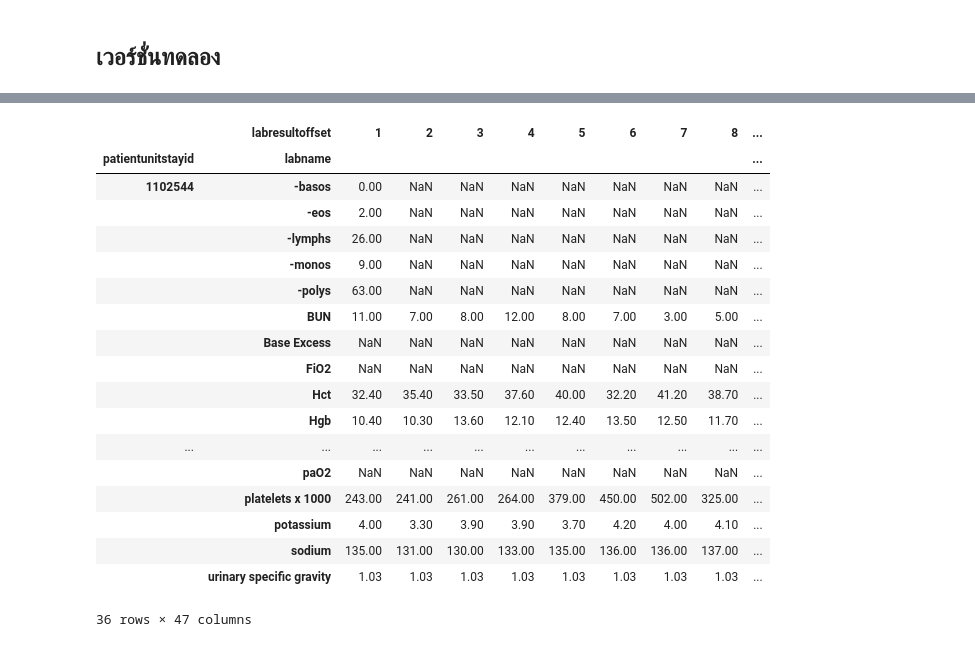
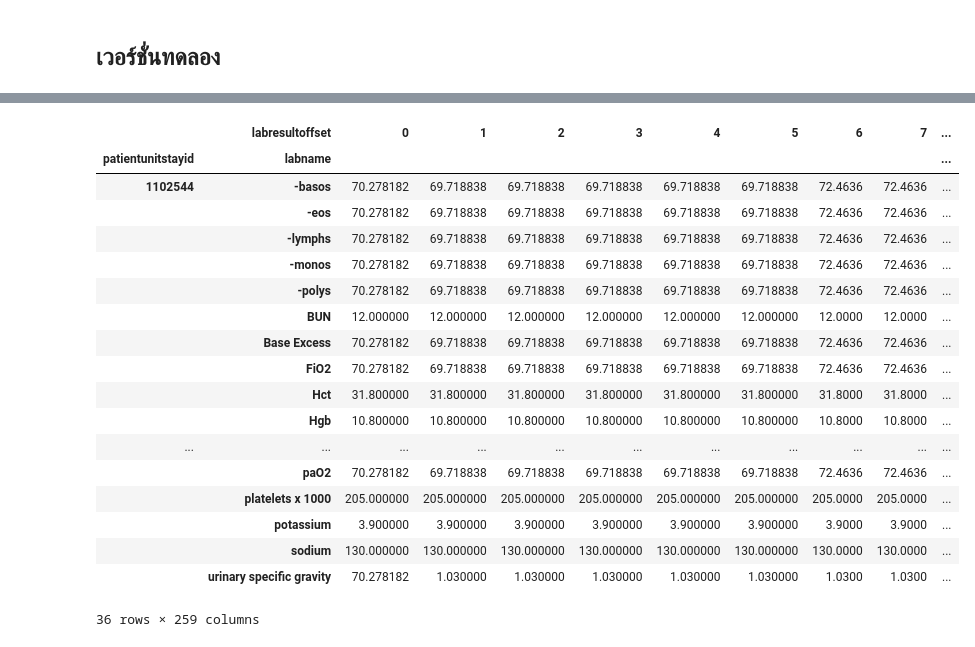
Before and after one commit to Tonry12/Data_joyx2, a Jupyter notebook: Sepsis_eICU_DATA.ipynb, the cells around one changed output, grey strips where cells are left out. Saved outputs shown, nothing was run; the diff lists cells and outputs as text; code cells hidden in the pictures.

```diff
--- a/Sepsis_eICU_DATA.ipynb
+++ b/Sepsis_eICU_DATA.ipynb
@@ -782 +788,3 @@ paid_1102544
+# %%
+pivoted_non = aligned_data.pivot(index=['patientunitstayid', 'labname'], columns='labresultoffset', values='labresult')
 # %%
@@ -846,6 +818,6 @@ def conditional_fill(df):
     return df
 
 # Apply the conditional forward-fill and mean fill
-pivoted_paid_1102544_filled = conditional_fill(pivoted_paid_1102544)
+pivoted_non_filled = conditional_fill(pivoted_non)
 # %%
-pivoted_paid_1102544_filled.fillna(pivoted_paid_1102544_filled.mean(axis=0))
+pivoted_non_filled = pivoted_non_filled.fillna(pivoted_non_filled.mean(axis=0))
@@ -872,24 +824,24 @@ pivoted_paid_1102544_filled.fillna(pivoted_paid_1102544_filled.mean(axis=0))
 # %%
-pivoted_paid_1102544_filled['sepsis'] = 1
+pivoted_non_filled['sepsis'] = 1
-# %%
-pivoted_paid_1102544_filled
-# %% [output]
-|  | labresultoffset | 1 | 2 | 3 | 4 | 5 | 6 | 7 | 8 | ... |
-| patientunitstayid | labname |  |  |  |  |  |  |  |  | ... |
-| 1102544 | -basos | 0.00 | NaN | NaN | NaN | NaN | NaN | NaN | NaN | ... |
-|  | -eos | 2.00 | NaN | NaN | NaN | NaN | NaN | NaN | NaN | ... |
-|  | -lymphs | 26.00 | NaN | NaN | NaN | NaN | NaN | NaN | NaN | ... |
-|  | -monos | 9.00 | NaN | NaN | NaN | NaN | NaN | NaN | NaN | ... |
-|  | -polys | 63.00 | NaN | NaN | NaN | NaN | NaN | NaN | NaN | ... |
-|  | BUN | 11.00 | 7.00 | 8.00 | 12.00 | 8.00 | 7.00 | 3.00 | 5.00 | ... |
-|  | Base Excess | NaN | NaN | NaN | NaN | NaN | NaN | NaN | NaN | ... |
-|  | FiO2 | NaN | NaN | NaN | NaN | NaN | NaN | NaN | NaN | ... |
-|  | Hct | 32.40 | 35.40 | 33.50 | 37.60 | 40.00 | 32.20 | 41.20 | 38.70 | ... |
-|  | Hgb | 10.40 | 10.30 | 13.60 | 12.10 | 12.40 | 13.50 | 12.50 | 11.70 | ... |
-| ... | ... | ... | ... | ... | ... | ... | ... | ... | ... | ... |
-|  | paO2 | NaN | NaN | NaN | NaN | NaN | NaN | NaN | NaN | ... |
-|  | platelets x 1000 | 243.00 | 241.00 | 261.00 | 264.00 | 379.00 | 450.00 | 502.00 | 325.00 | ... |
-|  | potassium | 4.00 | 3.30 | 3.90 | 3.90 | 3.70 | 4.20 | 4.00 | 4.10 | ... |
-|  | sodium | 135.00 | 131.00 | 130.00 | 133.00 | 135.00 | 136.00 | 136.00 | 137.00 | ... |
-|  | urinary specific gravity | 1.03 | 1.03 | 1.03 | 1.03 | 1.03 | 1.03 | 1.03 | 1.03 | ... |
-36 rows × 47 columns
+# %%
+pivoted_non_filled
+# %% [output]
+|  | labresultoffset | 0 | 1 | 2 | 3 | 4 | 5 | 6 | 7 | ... |
+| patientunitstayid | labname |  |  |  |  |  |  |  |  | ... |
+| 1102544 | -basos | 70.278182 | 69.718838 | 69.718838 | 69.718838 | 69.718838 | 69.718838 | 72.4636 | 72.4636 | ... |
+|  | -eos | 70.278182 | 69.718838 | 69.718838 | 69.718838 | 69.718838 | 69.718838 | 72.4636 | 72.4636 | ... |
+|  | -lymphs | 70.278182 | 69.718838 | 69.718838 | 69.718838 | 69.718838 | 69.718838 | 72.4636 | 72.4636 | ... |
+|  | -monos | 70.278182 | 69.718838 | 69.718838 | 69.718838 | 69.718838 | 69.718838 | 72.4636 | 72.4636 | ... |
+|  | -polys | 70.278182 | 69.718838 | 69.718838 | 69.718838 | 69.718838 | 69.718838 | 72.4636 | 72.4636 | ... |
+|  | BUN | 12.000000 | 12.000000 | 12.000000 | 12.000000 | 12.000000 | 12.000000 | 12.0000 | 12.0000 | ... |
+|  | Base Excess | 70.278182 | 69.718838 | 69.718838 | 69.718838 | 69.718838 | 69.718838 | 72.4636 | 72.4636 | ... |
+|  | FiO2 | 70.278182 | 69.718838 | 69.718838 | 69.718838 | 69.718838 | 69.718838 | 72.4636 | 72.4636 | ... |
+|  | Hct | 31.800000 | 31.800000 | 31.800000 | 31.800000 | 31.800000 | 31.800000 | 31.8000 | 31.8000 | ... |
+|  | Hgb | 10.800000 | 10.800000 | 10.800000 | 10.800000 | 10.800000 | 10.800000 | 10.8000 | 10.8000 | ... |
+| ... | ... | ... | ... | ... | ... | ... | ... | ... | ... | ... |
+|  | paO2 | 70.278182 | 69.718838 | 69.718838 | 69.718838 | 69.718838 | 69.718838 | 72.4636 | 72.4636 | ... |
+|  | platelets x 1000 | 205.000000 | 205.000000 | 205.000000 | 205.000000 | 205.000000 | 205.000000 | 205.0000 | 205.0000 | ... |
+|  | potassium | 3.900000 | 3.900000 | 3.900000 | 3.900000 | 3.900000 | 3.900000 | 3.9000 | 3.9000 | ... |
+|  | sodium | 130.000000 | 130.000000 | 130.000000 | 130.000000 | 130.000000 | 130.000000 | 130.0000 | 130.0000 | ... |
+|  | urinary specific gravity | 70.278182 | 1.030000 | 1.030000 | 1.030000 | 1.030000 | 1.030000 | 1.0300 | 1.0300 | ... |
+36 rows × 259 columns
```
Also changed, not shown: parts of 28 cells of this notebook.
